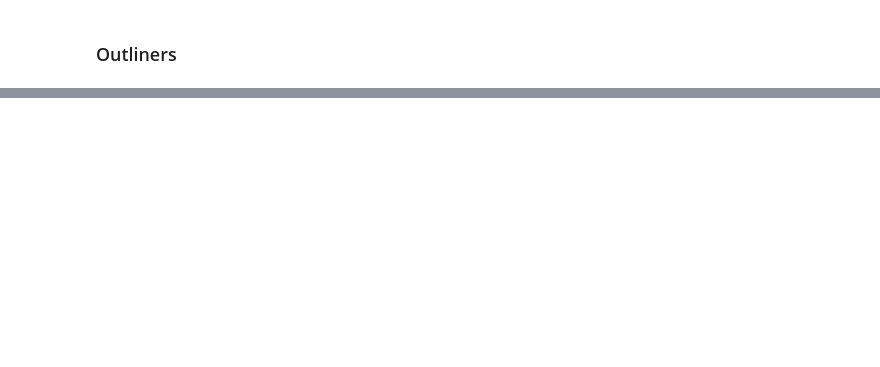
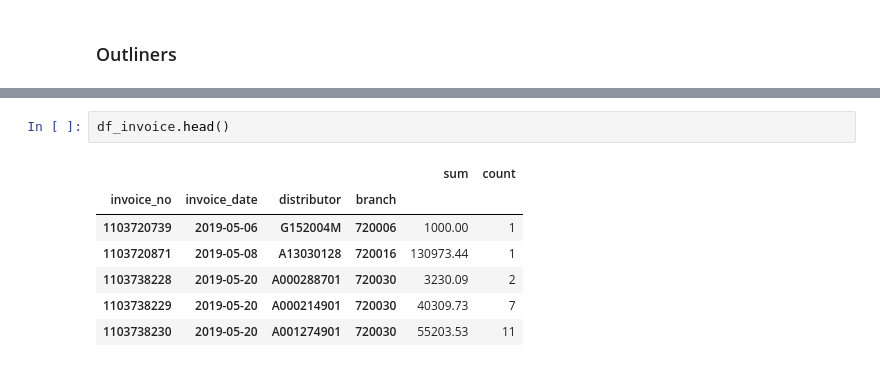
Before and after one commit to ryanhao1115/ML-for-Fraud-Detection, a Jupyter notebook: 2_Exploratory_analysis.ipynb, the cells around one changed output, grey strips where cells are left out. Drawn from its saved outputs; the diff is of its cells as text; blank space fills up the shorter version.

```diff
--- a/2_Exploratory_analysis.ipynb
+++ b/2_Exploratory_analysis.ipynb
@@ -144,0 +153,10 @@ memory usage: 1.3+ MB
+# %%
+df_invoice.head()
+# %% [output]
+|  |  |  |  | sum | count |
+| invoice_no | invoice_date | distributor | branch |  |  |
+| 1103720739 | 2019-05-06 | G152004M | 720006 | 1000.00 | 1 |
+| 1103720871 | 2019-05-08 | A13030128 | 720016 | 130973.44 | 1 |
+| 1103738228 | 2019-05-20 | A000288701 | 720030 | 3230.09 | 2 |
+| 1103738229 | 2019-05-20 | A000214901 | 720030 | 40309.73 | 7 |
+| 1103738230 | 2019-05-20 | A001274901 | 720030 | 55203.53 | 11 |
```
Also changed, not shown: parts of 15 cells of this notebook.
